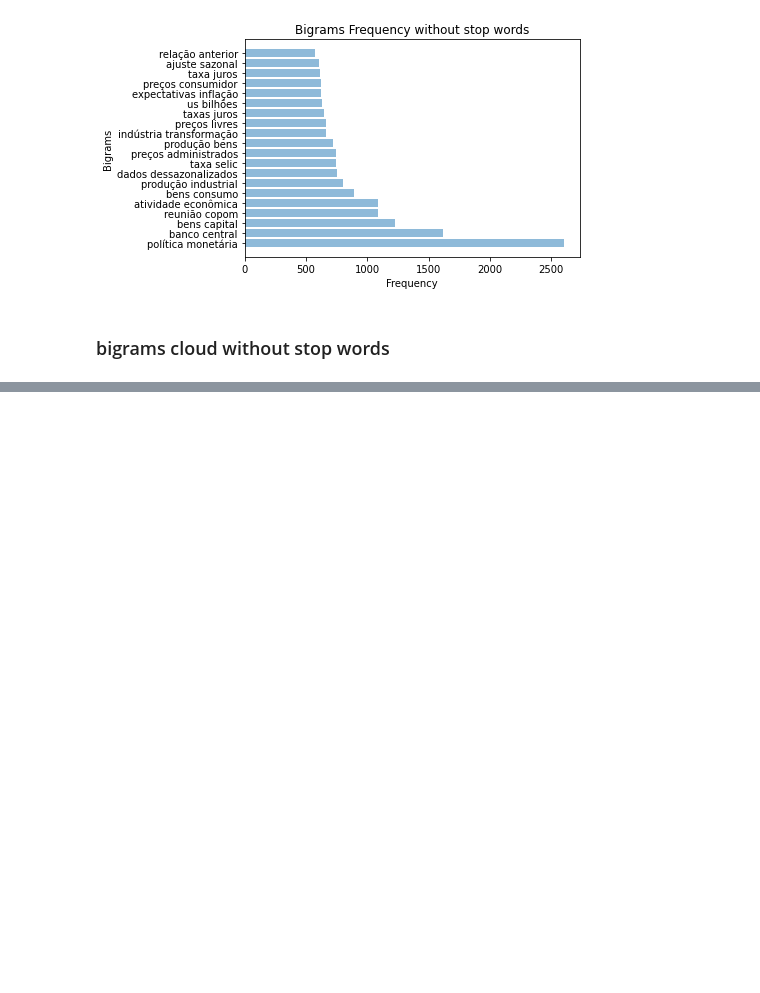
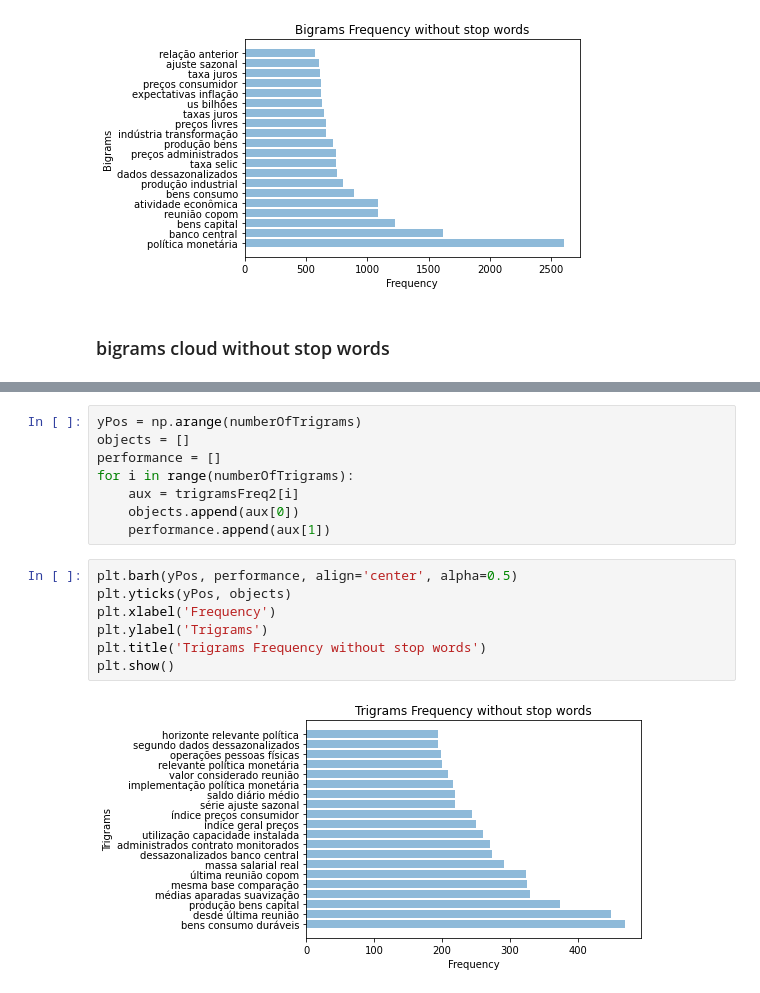
Before and after one commit to ajdavidl/corpus-atas-copom, a Jupyter notebook: corpus-exploration-in-python.ipynb, the cells around one changed output, grey strips where cells are left out. Saved outputs shown, nothing was run; the diff lists cells and outputs as text; blank space fills up the shorter version.

```diff
--- a/corpus-exploration-in-python.ipynb
+++ b/corpus-exploration-in-python.ipynb
@@ -244,0 +295,17 @@ plt.show()
+# %%
+yPos = np.arange(numberOfTrigrams)
+objects = []
+performance = []
+for i in range(numberOfTrigrams):
+    aux = trigramsFreq2[i]
+    objects.append(aux[0])
+    performance.append(aux[1])
+# %%
+plt.barh(yPos, performance, align='center', alpha=0.5)
+plt.yticks(yPos, objects)
+plt.xlabel('Frequency')
+plt.ylabel('Trigrams')
+plt.title('Trigrams Frequency without stop words')
+plt.show()
+# %% [output]
+[figure, added]
```
Also changed, not shown: parts of 19 cells of this notebook.
